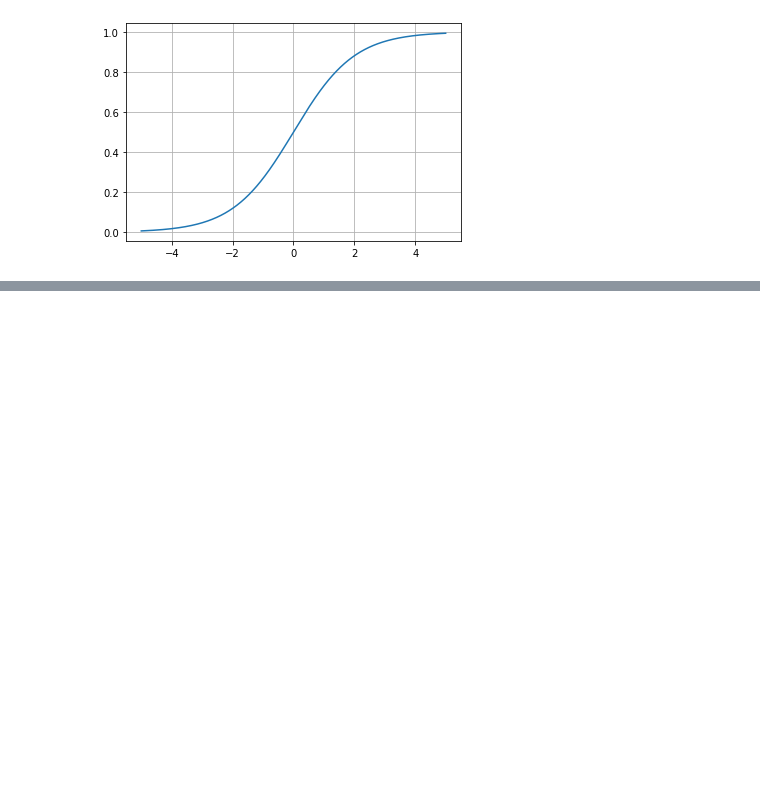
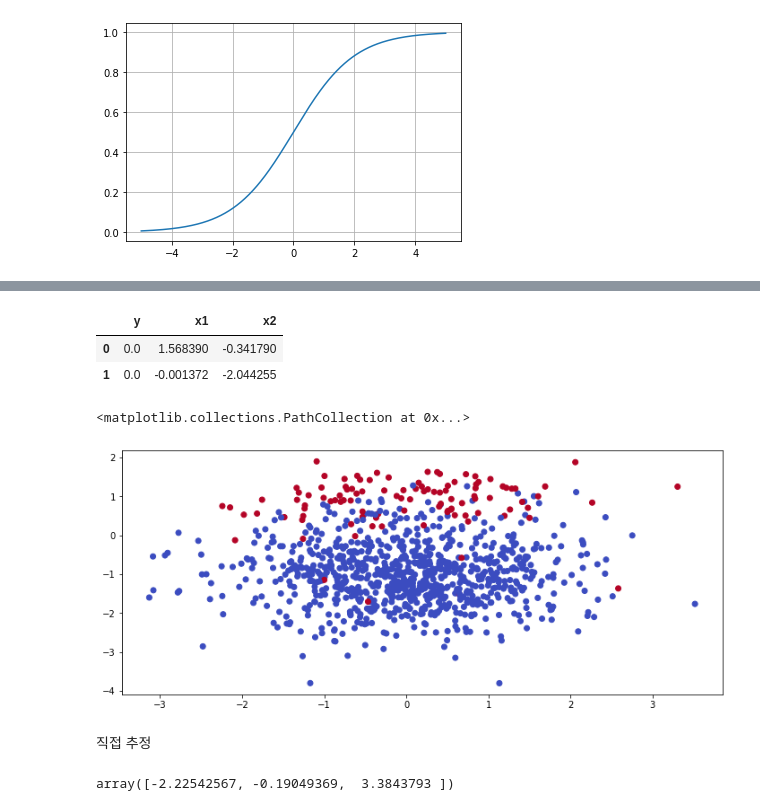
Before and after one commit to heewon330/TIL3, a Jupyter notebook: 선형회귀_hw2.ipynb, the cells around one changed output, grey strips where cells are left out. Cells and saved outputs as stored; diff of their text form; code cells hidden in the pictures; blank space fills up the shorter version.

```diff
--- a/선형회귀_hw2.ipynb
+++ b/선형회귀_hw2.ipynb
@@ -168,0 +213,23 @@ plt.show()
+# %%
+x, y = datasets.make_classification(
+  n_samples = 1000, weights=[0.9, 0.1], n_features= 2, n_classes=2, random_state=25,
+  n_informative=1, n_redundant=0, n_clusters_per_class=1,
+)
+# %%
+sample = np.c_[y, x]
+sample = pd.DataFrame( sample, columns=['y', 'x1', 'x2'])
+sample.head(2)
+# %% [output]
+|  | y | x1 | x2 |
+| 0 | 0.0 | 1.568390 | -0.341790 |
+| 1 | 0.0 | -0.001372 | -2.044255 |
+# %%
+# 90프로가 1, 10프로가 0일때
+# 평가가 제대로 안될 것을 예상하고 진행
+plt.figure( figsize=(12,5) )
+plt.scatter( sample['x1'], sample['x2'], c=sample['y'], cmap='coolwarm')
+# %% [output]
+<matplotlib.collections.PathCollection at 0x...>
+[figure, added]
+# %% [markdown]
+직접 추정
@@ -168,0 +243,6 @@ plt.show()
+# %%
+beta=[0,0,0]
+result=minimize(cross_entropy,beta)
+result.x
+# %% [output]
+array([-2.22542567, -0.19049369,  3.3843793 ])
```
Also changed, not shown: parts of 148 cells of this notebook.
